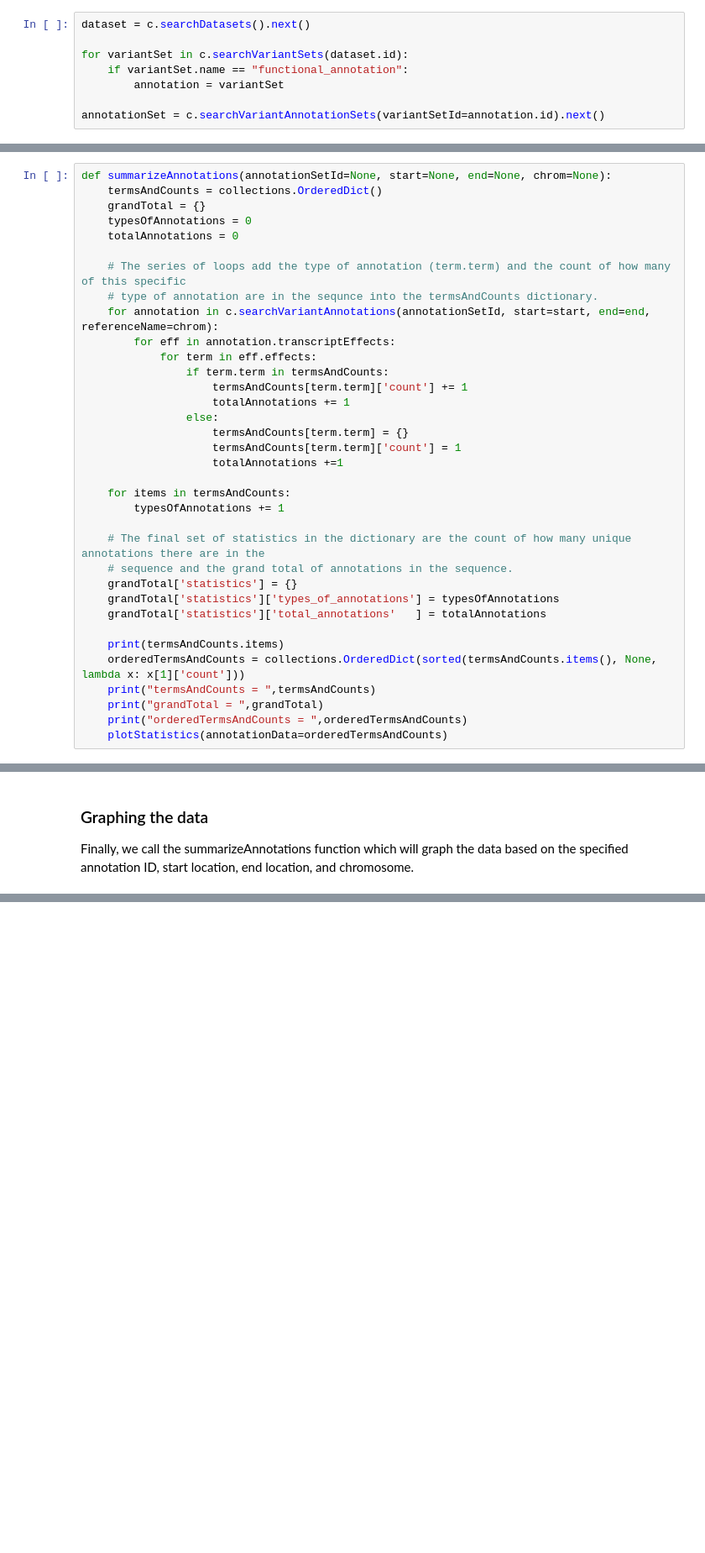
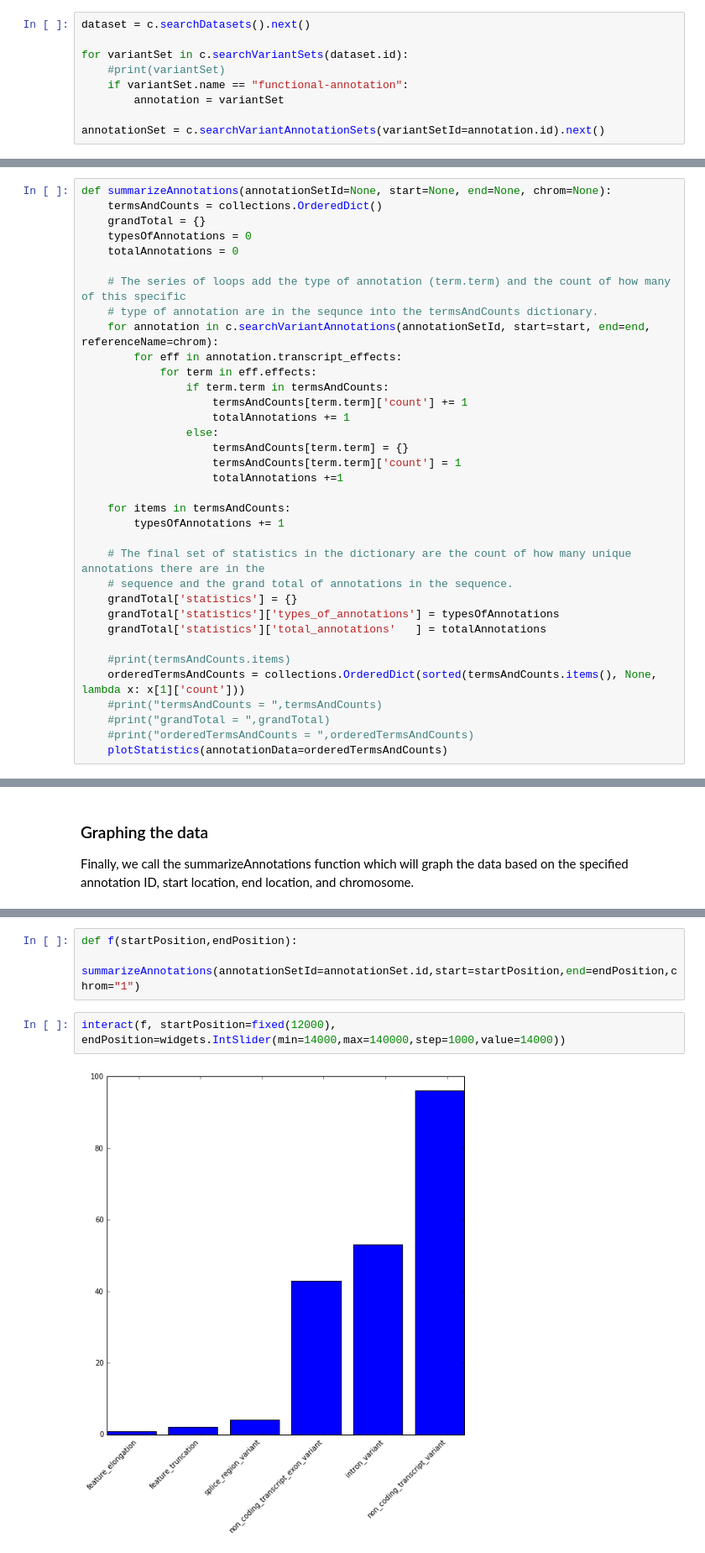
Before and after one commit to Kusdhill/bioapi-examples, a Jupyter notebook: python_notebooks/interactStatistics.ipynb, the cells around one changed output, grey strips where cells are left out. Shown at 84% size. Drawn from its saved outputs; the diff is of its cells as text; blank space fills up the shorter version.

```diff
--- a/python_notebooks/interactStatistics.ipynb
+++ b/python_notebooks/interactStatistics.ipynb
@@ -21,7 +25,8 @@ To access the different kinds of annotations, we access the annotation set using
 dataset = c.searchDatasets().next()
 
 for variantSet in c.searchVariantSets(dataset.id):
-    if variantSet.name == "functional_annotation":
+    #print(variantSet)
+    if variantSet.name == "functional-annotation":
         annotation = variantSet
 
 annotationSet = c.searchVariantAnnotationSets(variantSetId=annotation.id).next()
@@ -41,7 +46,7 @@ def summarizeAnnotations(annotationSetId=None, start=None, end=None, chrom=None)
     # The series of loops add the type of annotation (term.term) and the count of how many of this specific
     # type of annotation are in the sequnce into the termsAndCounts dictionary.
     for annotation in c.searchVariantAnnotations(annotationSetId, start=start, end=end, referenceName=chrom):
-        for eff in annotation.transcriptEffects:
+        for eff in annotation.transcript_effects:
             for term in eff.effects:
                 if term.term in termsAndCounts:
                     termsAndCounts[term.term]['count'] += 1
@@ -60,11 +65,11 @@ def summarizeAnnotations(annotationSetId=None, start=None, end=None, chrom=None)
     grandTotal['statistics']['types_of_annotations'] = typesOfAnnotations
     grandTotal['statistics']['total_annotations'   ] = totalAnnotations
 
-    print(termsAndCounts.items)
+    #print(termsAndCounts.items)
     orderedTermsAndCounts = collections.OrderedDict(sorted(termsAndCounts.items(), None, lambda x: x[1]['count']))
-    print("termsAndCounts = ",termsAndCounts)
-    print("grandTotal = ",grandTotal)
-    print("orderedTermsAndCounts = ",orderedTermsAndCounts)
+    #print("termsAndCounts = ",termsAndCounts)
+    #print("grandTotal = ",grandTotal)
+    #print("orderedTermsAndCounts = ",orderedTermsAndCounts)
     plotStatistics(annotationData=orderedTermsAndCounts)
 # %% [markdown]
 ### Plotting statistics
@@ -117,0 +130,7 @@ summarizeAnnotations(annotationSetId=annotationSet.id,start=12000,end=14000,chro
+# %%
+def f(startPosition,endPosition):
+    summarizeAnnotations(annotationSetId=annotationSet.id,start=startPosition,end=endPosition,chrom="1")
+# %%
+interact(f, startPosition=fixed(12000), endPosition=widgets.IntSlider(min=14000,max=140000,step=1000,value=14000))
+# %% [output]
+[figure, added]
```
Also changed, not shown: parts of 6 cells of this notebook.
